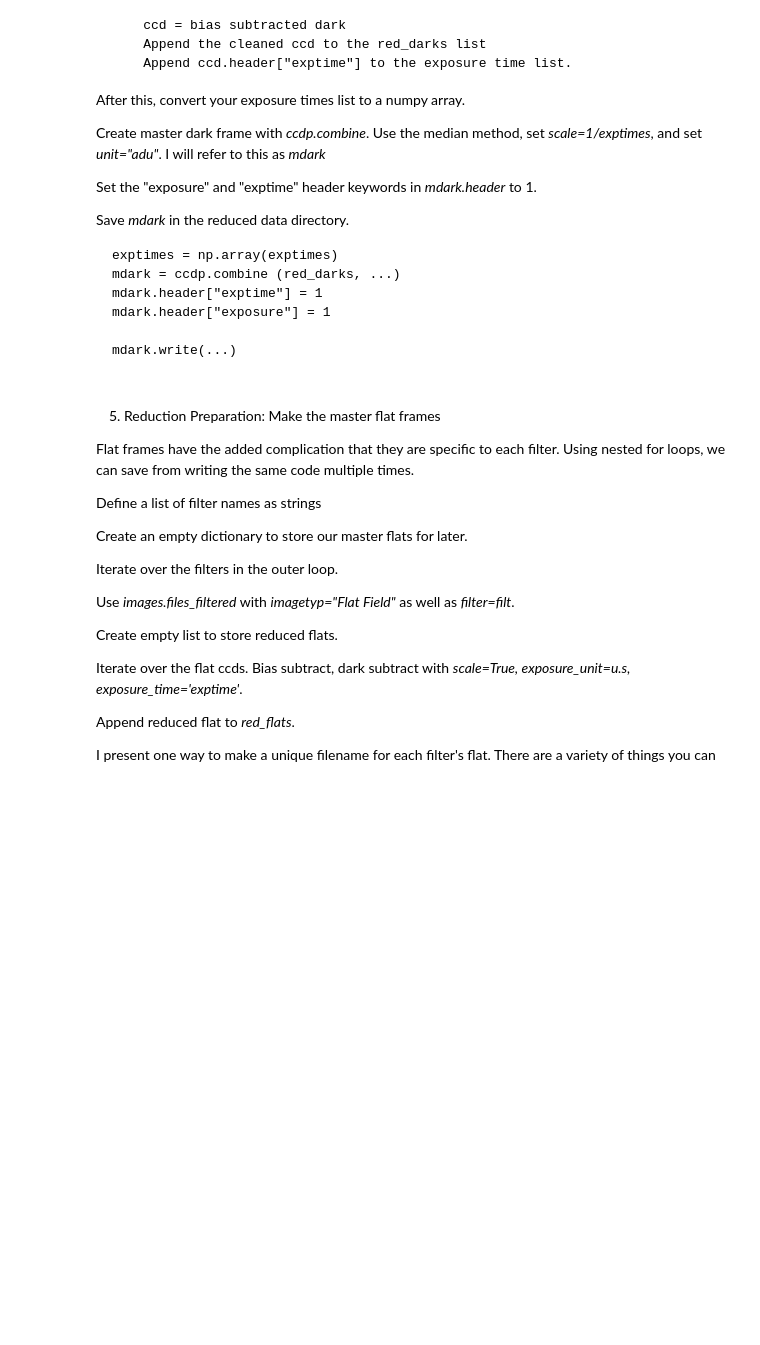
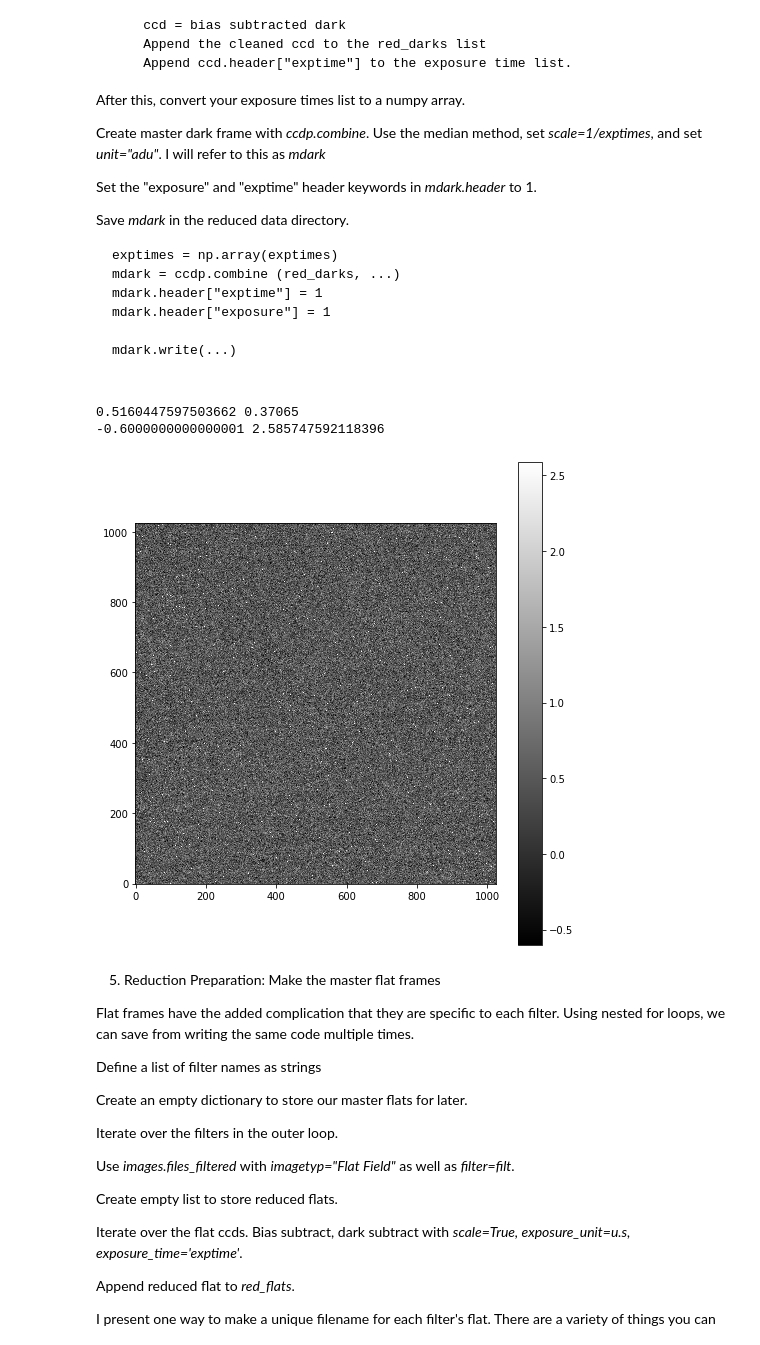
Before and after one commit to DakotaPeltzer/Astr4261, a Jupyter notebook: Basic Reduction.ipynb, the cells around one changed output. Cells and saved outputs as stored; diff of their text form; code cells hidden in the pictures; blank space fills up the shorter version.

```diff
--- a/Basic Reduction.ipynb
+++ b/Basic Reduction.ipynb
@@ -165,22 +171,28 @@ mdark.write(...)
 # %%
 darks = images.filter(imagetyp = "Dark Frame")
 
 exptimes = []
 red_darks = []
 
 
 
 for dark in darks.ccds(ccd_kwargs = {"unit":"adu"}):
     ccd = ccdp.subtract_bias(dark, mbias)
     red_darks.append(ccd)
     exptimes.append(ccd.header["exptime"])
 
 exptimes = np.array(exptimes)
 mdark = ccdp.combine(red_darks, method = 'median', scale=1/exptimes, unit = 'adu')
 mdark.header["exptime"] = 1
 mdark.header["exposure"] = 1
 
 mdark.write("reduced/mdark.fit",overwrite = True)
+
+ap.showimage(mdark)
+# %% [output]
+0.5160447597503662 0.37065
+-0.6000000000000001 2.585747592118396
+[figure, added]
 # %% [markdown]
 5. Reduction Preparation: Make the master flat frames
 
```
Also changed, not shown: parts of 2 cells of this notebook.
